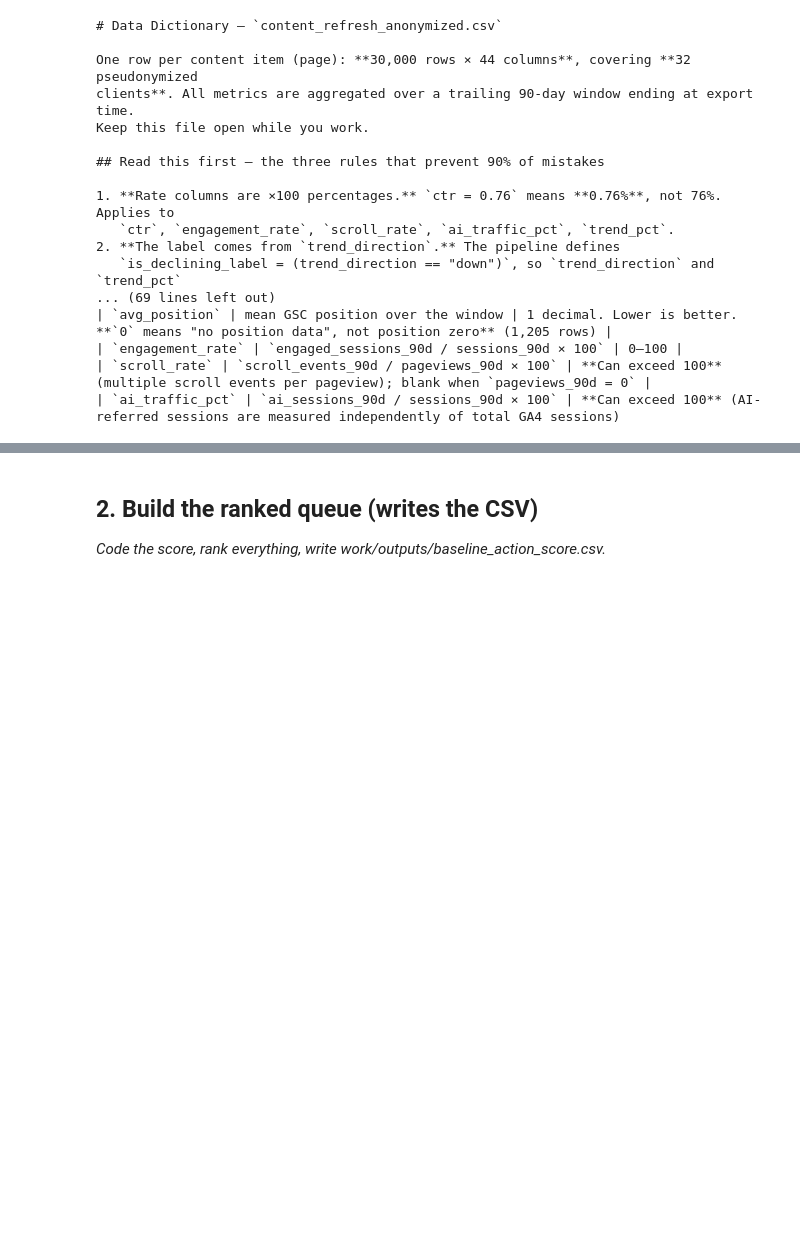
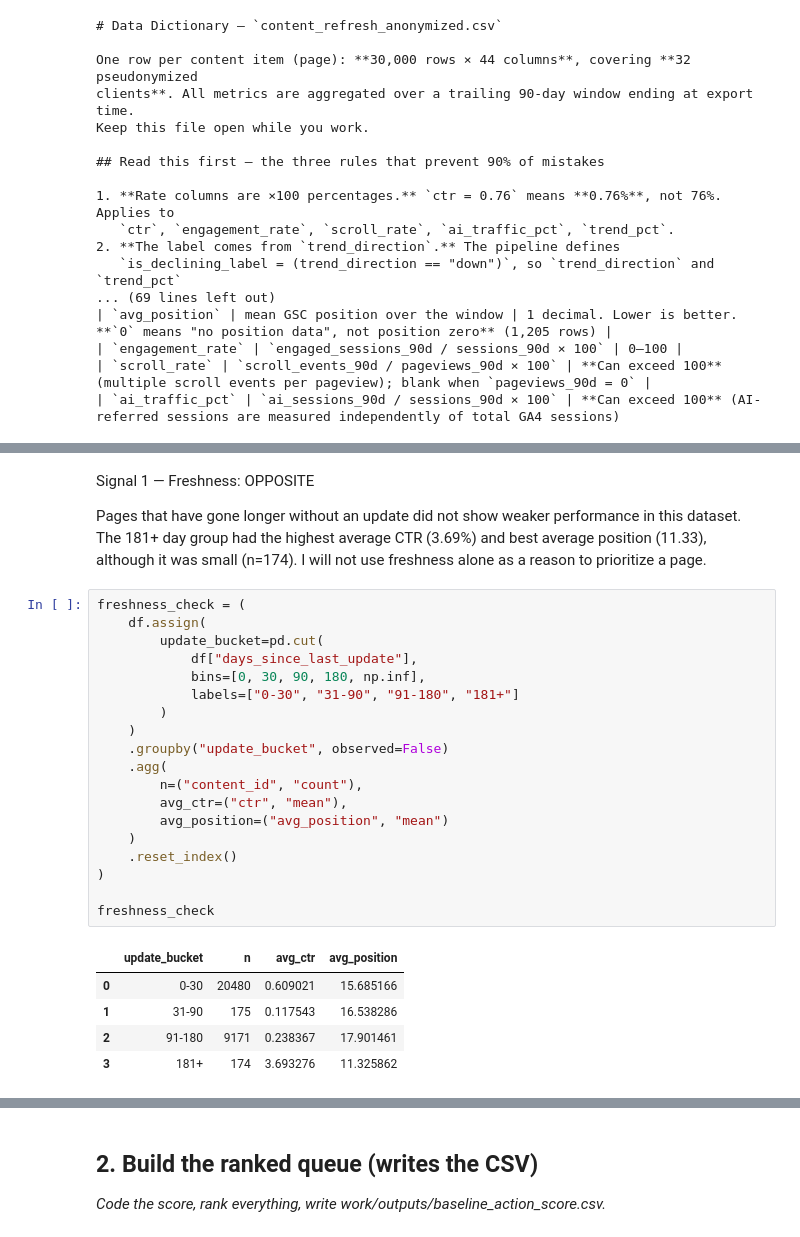
Before and after one commit to rafiaburdibaloch-ui/flyrank-rafia, a Jupyter notebook: work/notebooks/w04_baseline_score.ipynb, the cells around one changed output, grey strips where cells are left out. Saved outputs shown, nothing was run; the diff lists cells and outputs as text; blank space fills up the shorter version.

```diff
--- a/work/notebooks/w04_baseline_score.ipynb
+++ b/work/notebooks/w04_baseline_score.ipynb
@@ -170,0 +270,29 @@ Keep this file open while you work.
+# %% [markdown]
+Signal 1 — Freshness: OPPOSITE
+
+Pages that have gone longer without an update did not show weaker performance in this dataset. The 181+ day group had the highest average CTR (3.69%) and best average position (11.33), although it was small (n=174). I will not use freshness alone as a reason to prioritize a page.
+# %%
+freshness_check = (
+    df.assign(
+        update_bucket=pd.cut(
+            df["days_since_last_update"],
+            bins=[0, 30, 90, 180, np.inf],
+            labels=["0-30", "31-90", "91-180", "181+"]
+        )
+    )
+    .groupby("update_bucket", observed=False)
+    .agg(
+        n=("content_id", "count"),
+        avg_ctr=("ctr", "mean"),
+        avg_position=("avg_position", "mean")
+    )
+    .reset_index()
+)
+
+freshness_check
+# %% [output]
+|  | update_bucket | n | avg_ctr | avg_position |
+| 0 | 0-30 | 20480 | 0.609021 | 15.685166 |
+| 1 | 31-90 | 175 | 0.117543 | 16.538286 |
+| 2 | 91-180 | 9171 | 0.238367 | 17.901461 |
+| 3 | 181+ | 174 | 3.693276 | 11.325862 |
```
Also changed, not shown: parts of 21 cells of this notebook.
